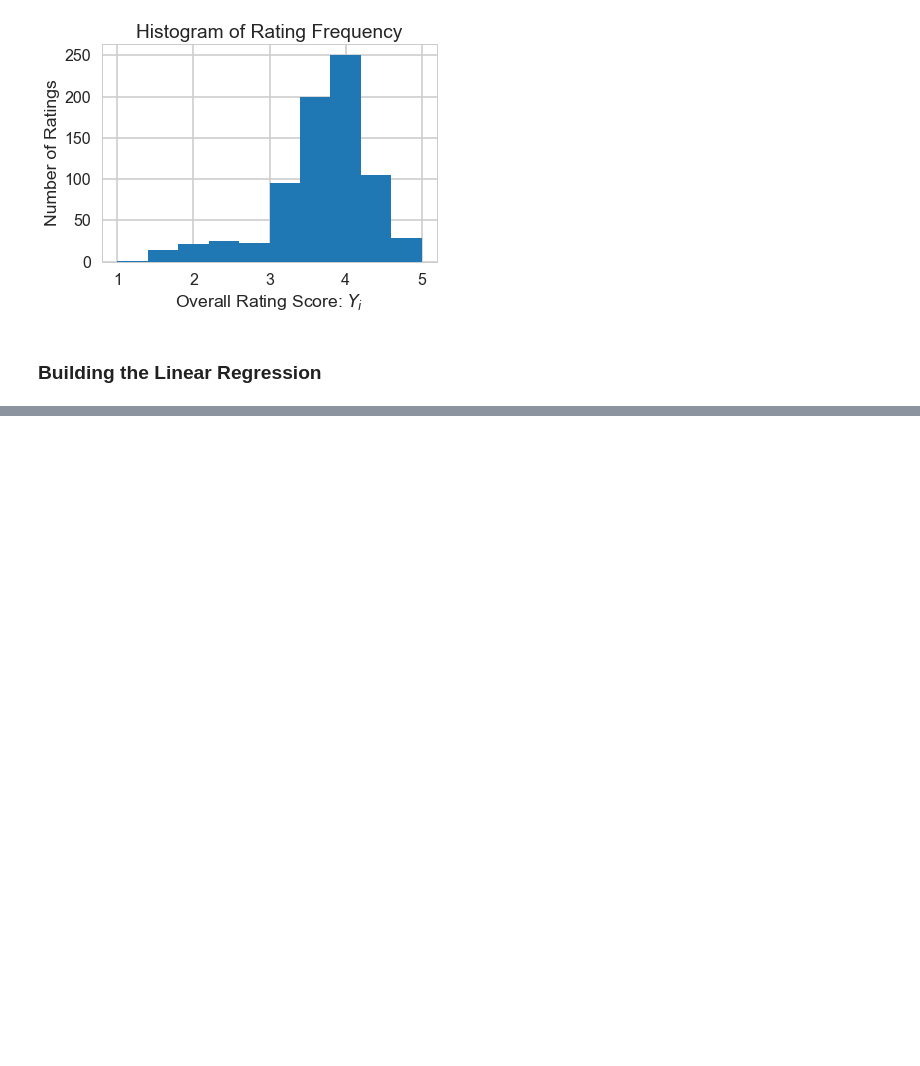
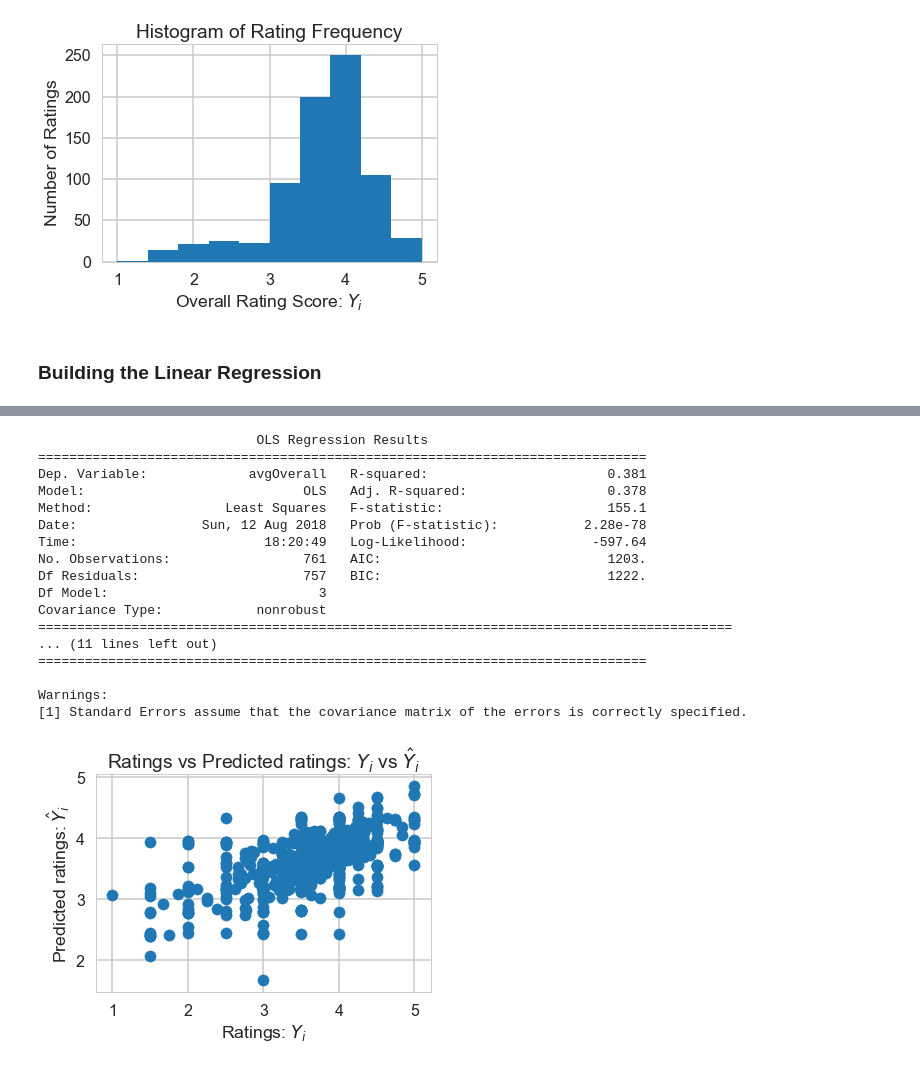
Before and after one commit to katiegrosch/beer-data-analysis, a Jupyter notebook: BeerRatingsAnalysis.ipynb, the cells around one changed output, grey strips where cells are left out. Saved outputs shown, nothing was run; the diff lists cells and outputs as text; code cells hidden in the pictures; blank space fills up the shorter version.

```diff
--- a/BeerRatingsAnalysis.ipynb
+++ b/BeerRatingsAnalysis.ipynb
@@ -228,0 +278,30 @@ Largest coefficient: 0.751165
+# %%
+ratings_final = ratings.drop(['numReviews', 'ABV', 'beerNameLength'], axis=1)
+reg_final = sm.OLS(Y, ratings_final).fit()
+y_pred_final = reg_final.predict(ratings_final)
+
+plt.scatter(Y, y_pred_final)
+plt.xlabel("Ratings: $Y_i$")
+plt.ylabel("Predicted ratings: $\hat{Y}_i$")
+plt.title("Ratings vs Predicted ratings: $Y_i$ vs $\hat{Y}_i$")
+
+print(reg_final.summary())
+# %% [output]
+                            OLS Regression Results
+==============================================================================
+Dep. Variable:             avgOverall   R-squared:                       0.381
+Model:                            OLS   Adj. R-squared:                  0.378
+Method:                 Least Squares   F-statistic:                     155.1
+Date:                Sun, 12 Aug 2018   Prob (F-statistic):           2.28e-78
+Time:                        18:20:49   Log-Likelihood:                -597.64
+No. Observations:                 761   AIC:                             1203.
+Df Residuals:                     757   BIC:                             1222.
+Df Model:                           3
+Covariance Type:            nonrobust
+=========================================================================================
+... (11 lines left out)
+==============================================================================
+
+Warnings:
+[1] Standard Errors assume that the covariance matrix of the errors is correctly specified.
+[figure, added]
```
Also changed, not shown: parts of 22 cells of this notebook.
